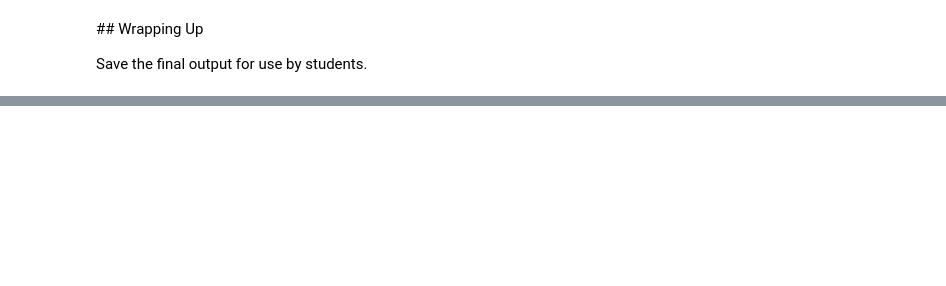
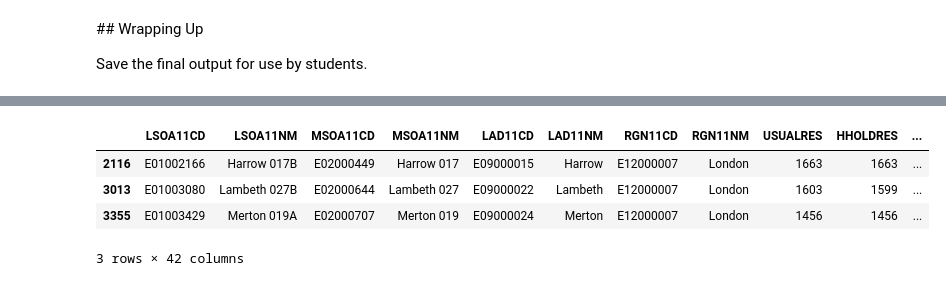
Before and after one commit to kingsgeocomp/geocomputation, a Jupyter notebook: Data Loader.ipynb, the cells around one changed output, grey strips where cells are left out. Cells and saved outputs as stored; diff of their text form; code cells hidden in the pictures; blank space fills up the shorter version.

```diff
--- a/Data Loader.ipynb
+++ b/Data Loader.ipynb
@@ -255,4 +269,9 @@ Index([                            u'id',                           u'name',
 # %%
-airbnb = airbnb[airbnb.columns[0:17]]
-airbnb['Multiple Location Host'] = airbnb.calculated_host_listings_count >= 3
-airbnb.drop(['index_right','geometry','neighbourhood_group','id','name','host_name','neighbourhood','last_review','calculated_host_listings_count'], axis=1, inplace=True)
+df = gpd.sjoin(airbnb, lsoa2, how="inner", op='within')
+df = df[df.columns[0:17]]
+df['Multiple Location Host'] = df.calculated_host_listings_count >= 3
+df.drop(['index_right','geometry','neighbourhood_group',
+         'id','name','host_name','neighbourhood',
+         'last_review','calculated_host_listings_count',
+         'reviews_per_month', 'availability_365'
+        ], axis=1, inplace=True)
@@ -314,0 +288,7 @@ tmp.sample(4)
+# %%
+f = {
+    'price':['sum','mean','median'],
+}
+airbnbg = df.groupby(['LSOA11CD']).agg(f)
+airbnbg = airbnbg.price.reset_index().set_index('LSOA11CD').rename(columns=lambda x: x.title() + " Price")
+lsoa = pd.merge(lsoa, airbnbg, how='left', left_on='LSOA11CD', right_index=True)
@@ -315,3 +313,12 @@ tmp.sample(4)
+# %%
+airbnbg = df[['LSOA11CD','room_type']].groupby(['LSOA11CD','room_type']).size().reset_index(name='counts')
+airbnbg = airbnbg.pivot(index='LSOA11CD', columns='room_type', values='counts').fillna(0)
+lsoa = pd.merge(lsoa, airbnbg, how='left', left_on='LSOA11CD', right_index=True)
+# %%
+airbnbg = df[['LSOA11CD','Multiple Location Host']].groupby(['LSOA11CD','Multiple Location Host']).size().reset_index(name='counts')
+airbnbg = airbnbg.pivot(index='LSOA11CD', columns='Multiple Location Host', values='counts').fillna(0).rename(columns = {True:'Multiple Location Host', False:'Small Host'})
+lsoa = pd.merge(lsoa, airbnbg, how='left', left_on='LSOA11CD', right_index=True)
+lsoa['Property Count'] = lsoa['Multiple Location Host'] + lsoa['Small Host']
 # %% [markdown]
 ## Wrapping Up
 
@@ -322,3 +347,9 @@ lsoa.columns
 # %%
-lsoadf.sample(3)
+lsoa.sample(3)
+# %% [output]
+|  | LSOA11CD | LSOA11NM | MSOA11CD | MSOA11NM | LAD11CD | LAD11NM | RGN11CD | RGN11NM | USUALRES | HHOLDRES | ... |
+| 2116 | E01002166 | Harrow 017B | E02000449 | Harrow 017 | E09000015 | Harrow | E12000007 | London | 1663 | 1663 | ... |
+| 3013 | E01003080 | Lambeth 027B | E02000644 | Lambeth 027 | E09000022 | Lambeth | E12000007 | London | 1603 | 1599 | ... |
+| 3355 | E01003429 | Merton 019A | E02000707 | Merton 019 | E09000024 | Merton | E12000007 | London | 1456 | 1456 | ... |
+3 rows × 42 columns
 # %%
```
Also changed, not shown: parts of 20 cells of this notebook, 1 other file.
